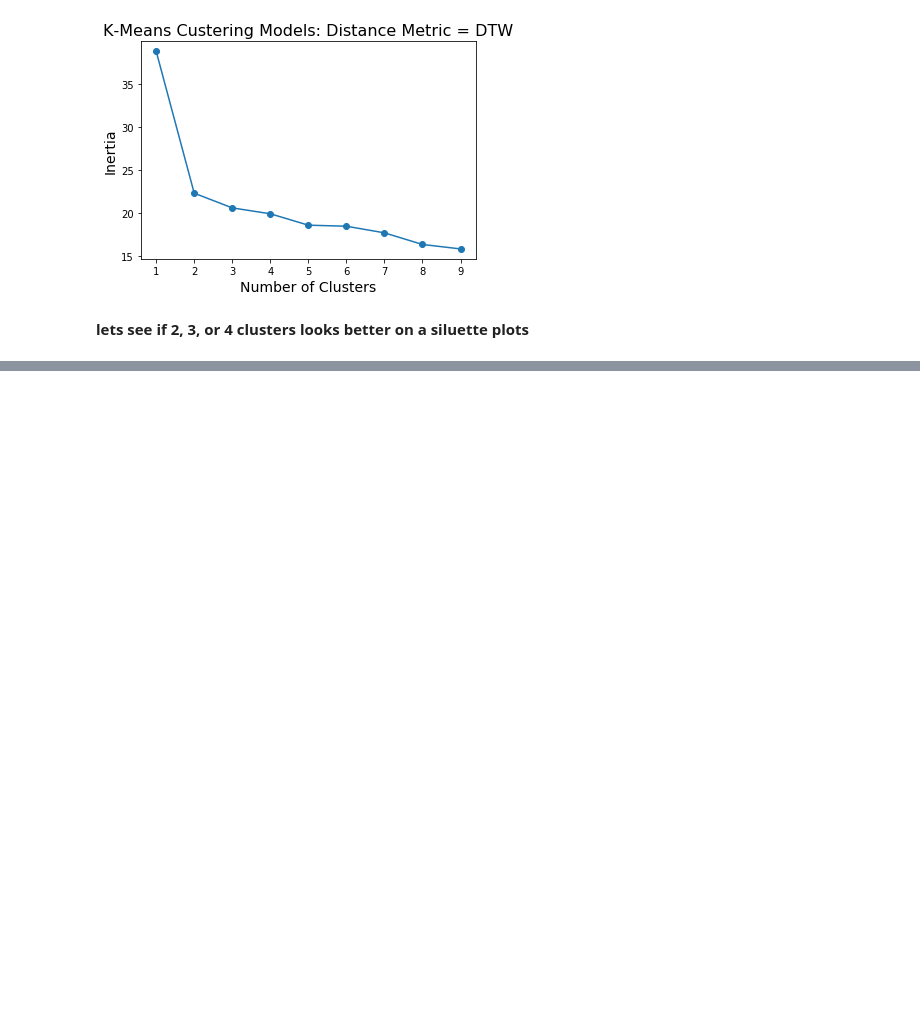
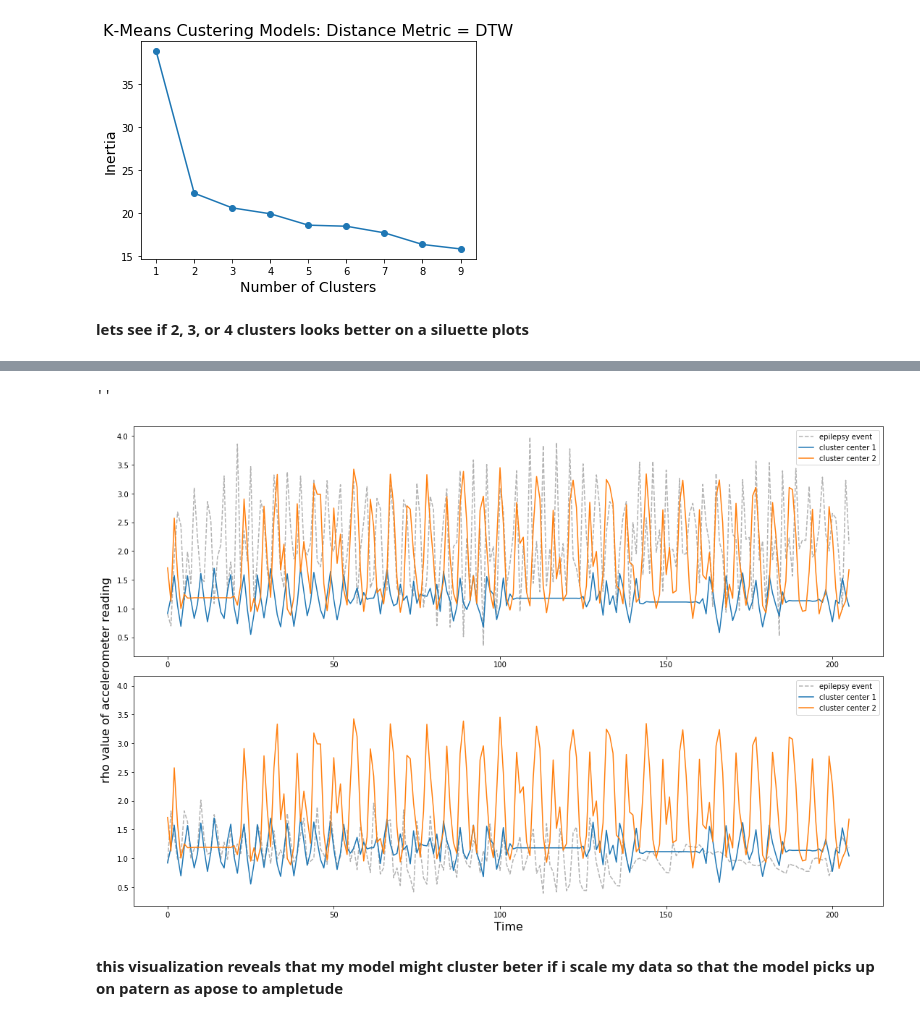
Before and after one commit to Iguanacolossus/Capstone3-TBA, a Jupyter notebook: notebooks/HAR.ipynb, the cells around one changed output, grey strips where cells are left out. Cells and saved outputs as stored; diff of their text form; code cells hidden in the pictures; blank space fills up the shorter version.

```diff
--- a/notebooks/HAR.ipynb
+++ b/notebooks/HAR.ipynb
@@ -302,0 +372,6 @@ for i in range(3):
+# %%
+true_labels = pd.DataFrame(train_df['activity'])
+# %%
+true_labels['km2_pred'] = y_km2
+# %%
+labels_df = true_labels
@@ -303,2 +430,28 @@ for i in range(3):
+# %%
+epilepsy_samples = rho_df_train[labels_df['activity']==b'EPILEPSY']
+# %%
+fig, axs = plt.subplots(2,1,figsize=(15,10),sharey=True)
+
+axs[0].plot(epilepsy_samples[5],alpha=.3,color='k',linestyle='--',label='epilepsy event')
+for i in range(2):
+    axs[0].plot(km2.cluster_centers_[i],label=f'cluster center {i+1}')
+
+axs[0].legend()
+
+axs[1].plot(epilepsy_samples[1],alpha=.3,color='k',linestyle='--',label='epilepsy event')
+for i in range(2):
+    axs[1].plot(km2.cluster_centers_[i],label=f'cluster center {i+1}')
+
+fig.text(-0.01, 0.5, 'rho value of accelerometer reading', va='center', rotation='vertical',size=16)
+axs[1].set_xlabel('Time',size=16)
+axs[1].legend()
+plt.tight_layout()
+plt.savefig('../images/raw_series_comparison.png')
+;
+# %% [output]
+''
+[figure, added]
+# %% [markdown]
+**this visualization reveals that my model might cluster beter if i scale my data so that the model picks up on patern as apose to ampletude**
 # %%
 from tslearn.utils import to_time_series
```
Also changed, not shown: parts of 37 cells of this notebook, 6 other files.
